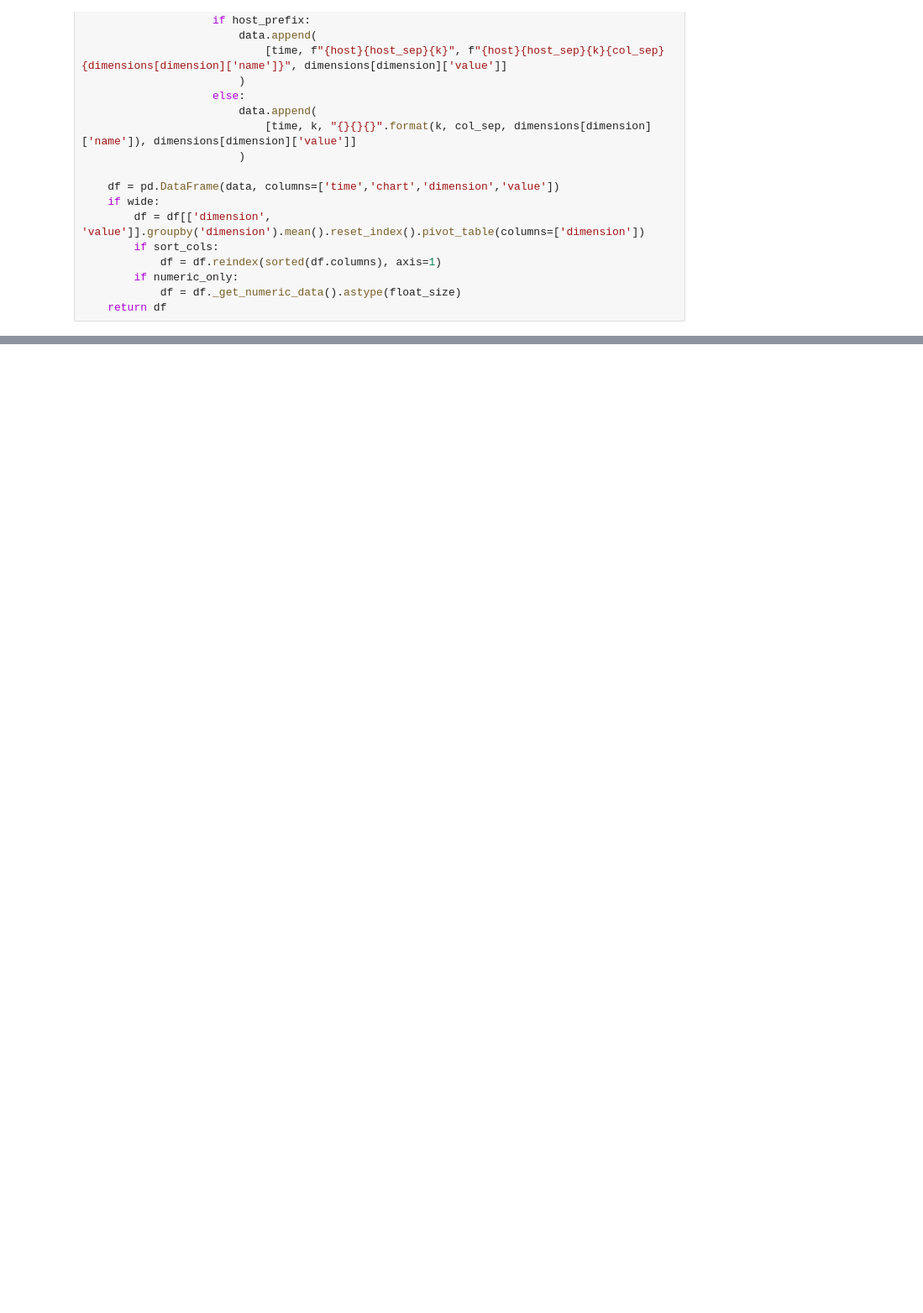
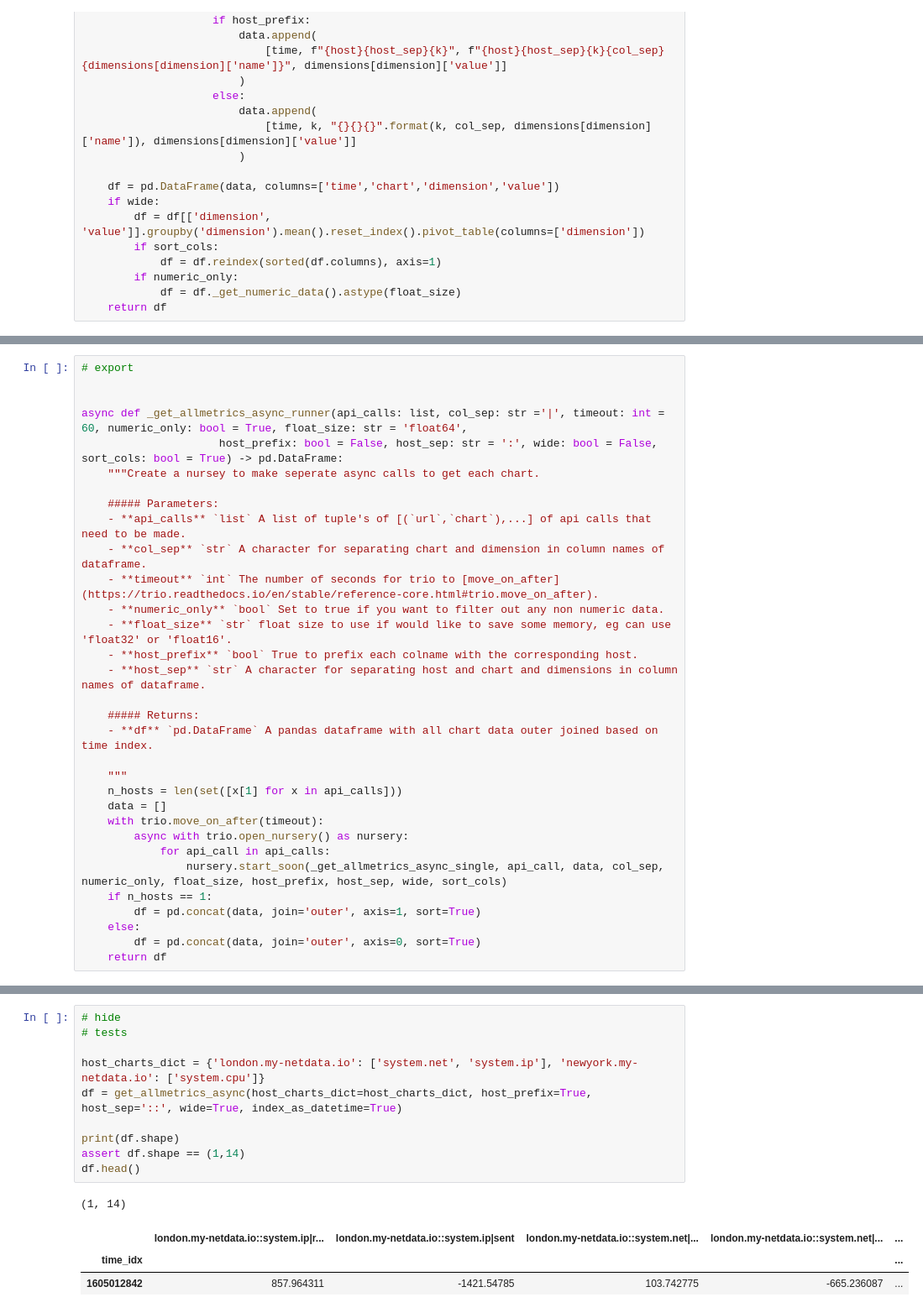
Before and after one commit to netdata/netdata-pandas, a Jupyter notebook: 00_data.ipynb, the cells around one changed output, grey strips where cells are left out. Shown at 84% size. Drawn from its saved outputs; the diff is of its cells as text; blank space fills up the shorter version.

Commit message:
make get_allmetrics_async()

```diff
--- a/00_data.ipynb
+++ b/00_data.ipynb
@@ -474,0 +522,32 @@ assert 'system.cpu' in list(df.chart.unique())
+# %%
+# export
+
+
+async def _get_allmetrics_async_runner(api_calls: list, col_sep: str ='|', timeout: int = 60, numeric_only: bool = True, float_size: str = 'float64',
+                     host_prefix: bool = False, host_sep: str = ':', wide: bool = False, sort_cols: bool = True) -> pd.DataFrame:
+    """Create a nursey to make seperate async calls to get each chart.
+
+    ##### Parameters:
+    - **api_calls** `list` A list of tuple's of [(`url`,`chart`),...] of api calls that need to be made.
+    - **col_sep** `str` A character for separating chart and dimension in column names of dataframe.
+    - **timeout** `int` The number of seconds for trio to [move_on_after](https://trio.readthedocs.io/en/stable/reference-core.html#trio.move_on_after).
+    - **numeric_only** `bool` Set to true if you want to filter out any non numeric data.
+    - **float_size** `str` float size to use if would like to save some memory, eg can use 'float32' or 'float16'.
+    - **host_prefix** `bool` True to prefix each colname with the corresponding host.
+    - **host_sep** `str` A character for separating host and chart and dimensions in column names of dataframe.
+
+    ##### Returns:
+    - **df** `pd.DataFrame` A pandas dataframe with all chart data outer joined based on time index.
+
+    """
+    n_hosts = len(set([x[1] for x in api_calls]))
+    data = []
+    with trio.move_on_after(timeout):
+        async with trio.open_nursery() as nursery:
+            for api_call in api_calls:
+                nursery.start_soon(_get_allmetrics_async_single, api_call, data, col_sep, numeric_only, float_size, host_prefix, host_sep, wide, sort_cols)
+    if n_hosts == 1:
+        df = pd.concat(data, join='outer', axis=1, sort=True)
+    else:
+        df = pd.concat(data, join='outer', axis=0, sort=True)
+    return df
@@ -474,0 +599,15 @@ assert 'system.cpu' in list(df.chart.unique())
+# %%
+# hide
+# tests
+
+host_charts_dict = {'london.my-netdata.io': ['system.net', 'system.ip'], 'newyork.my-netdata.io': ['system.cpu']}
+df = get_allmetrics_async(host_charts_dict=host_charts_dict, host_prefix=True, host_sep='::', wide=True, index_as_datetime=True)
+
+print(df.shape)
+assert df.shape == (1,14)
+df.head()
+# %% [output]
+(1, 14)
+|  | london.my-netdata.io::system.ip|r... | london.my-netdata.io::system.ip|sent | london.my-netdata.io::system.net|... | london.my-netdata.io::system.net|... | ... |
+| time_idx |  |  |  |  | ... |
+| 1605012842 | 857.964311 | -1421.54785 | 103.742775 | -665.236087 | ... |
```
Also changed, not shown: parts of 9 cells of this notebook, 5 other files.
